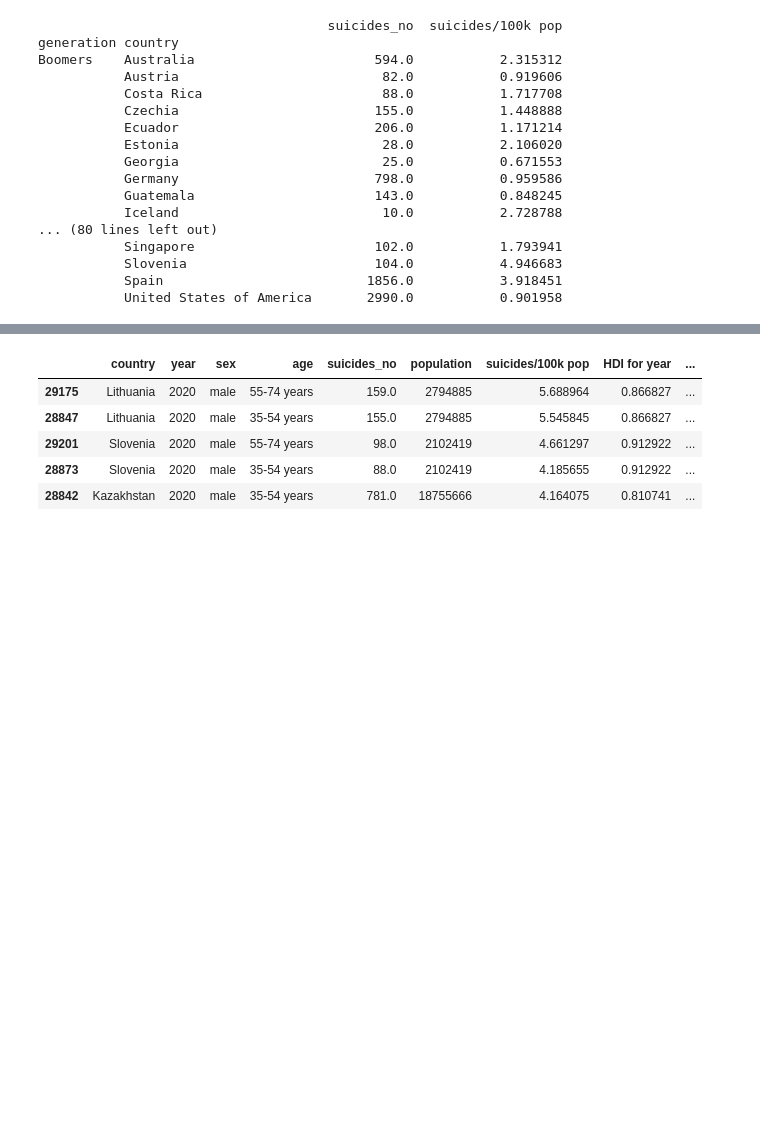
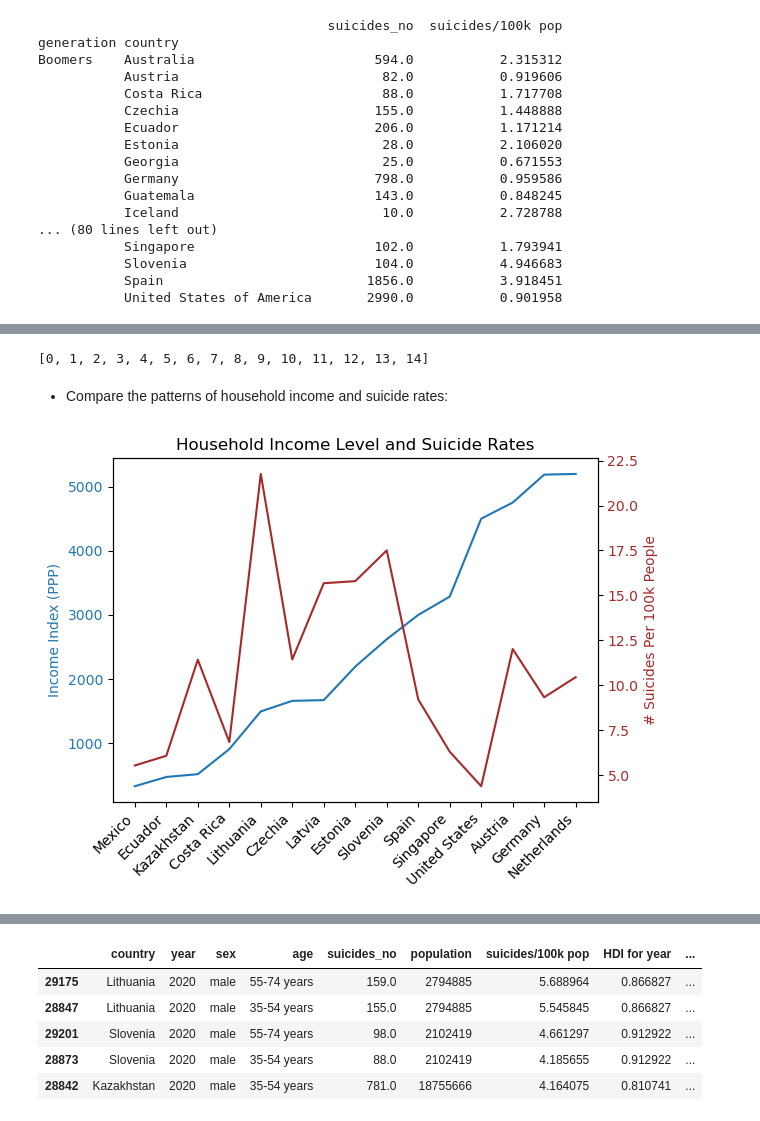
Before and after one commit to kendraliu/Project-One-An-Analysis-of-Suicide-Rate-and-Several-Factors, a Jupyter notebook: Suicide Rates Analysis.ipynb, the cells around one changed output, grey strips where cells are left out. Saved outputs shown, nothing was run; the diff lists cells and outputs as text; code cells hidden in the pictures; blank space fills up the shorter version.

```diff
--- a/Suicide Rates Analysis.ipynb
+++ b/Suicide Rates Analysis.ipynb
@@ -531,0 +591,5 @@ Boomers    Australia                       594.0           2.315312
+# %%
+#original data has another name for United States, we unify it
+Suicide_Rate_HDI = Suicide_Rate_HDI[["country", "Suicide rate", "# Suicides Per 100k People"]]
+Suicide_Rate_HDI.loc[20,"country"] = "United States"
+Suicide_Rate_HDI
@@ -531,0 +614,5 @@ Boomers    Australia                       594.0           2.315312
+# %%
+#merging suicide rate data and income data into the variable "comparison" to analyze the relationship of the two later
+comparison = pd.merge(Suicide_Rate_HDI, country_income, on="country", how="left")
+comparison = comparison.dropna()
+comparison
@@ -531,0 +644,6 @@ Boomers    Australia                       594.0           2.315312
+# %%
+#change data type so we can sort by the numbers
+comparison["U.S. dollars"] = comparison["U.S. dollars"].astype("float")
+comparison = comparison.sort_values("U.S. dollars")
+comparison = comparison.reset_index(drop=True)
+comparison
@@ -531,0 +667,31 @@ Boomers    Australia                       594.0           2.315312
+# %%
+xaxis = []
+for i in range(15):
+    xaxis.append(i)
+xaxis
+# %% [output]
+[0, 1, 2, 3, 4, 5, 6, 7, 8, 9, 10, 11, 12, 13, 14]
+# %% [markdown]
+* Compare the patterns of household income and suicide rates:
+# %%
+fig, fig1 = plt.subplots()
+fig1.plot(comparison["U.S. dollars"], color="#1f77b4")
+fig2 = fig1.twinx()
+fig2.plot(comparison["# Suicides Per 100k People"], color="brown")
+
+fig1.set_xticks(xaxis)
+fig1.set_xticklabels(comparison["country"], rotation=45, horizontalalignment = "right")
+fig1.xaxis.set_label_coords(-0.5,0)
+
+fig1.set_ylabel("Income Index (PPP)", color="#1f77b4")
+fig1.tick_params(axis="y", labelcolor="#1f77b4")
+
+fig2.set_ylabel("# Suicides Per 100k People", color="brown")
+fig2.tick_params(axis="y", labelcolor="brown")
+
+plt.title("Household Income Level and Suicide Rates")
+fig.tight_layout()
+plt.savefig("IncomeSI.png")
+plt.show()
+# %% [output]
+[figure, added]
```
Also changed, not shown: parts of 18 cells of this notebook, 12 other files.
